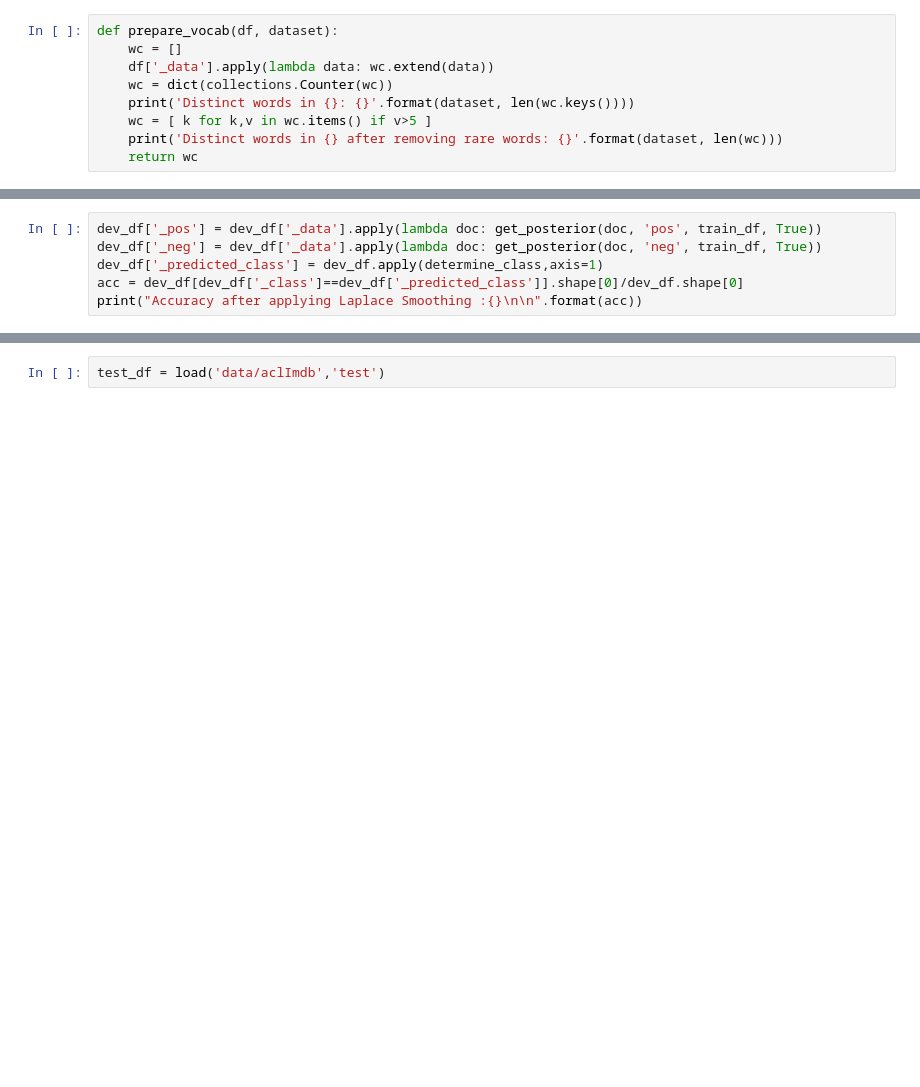
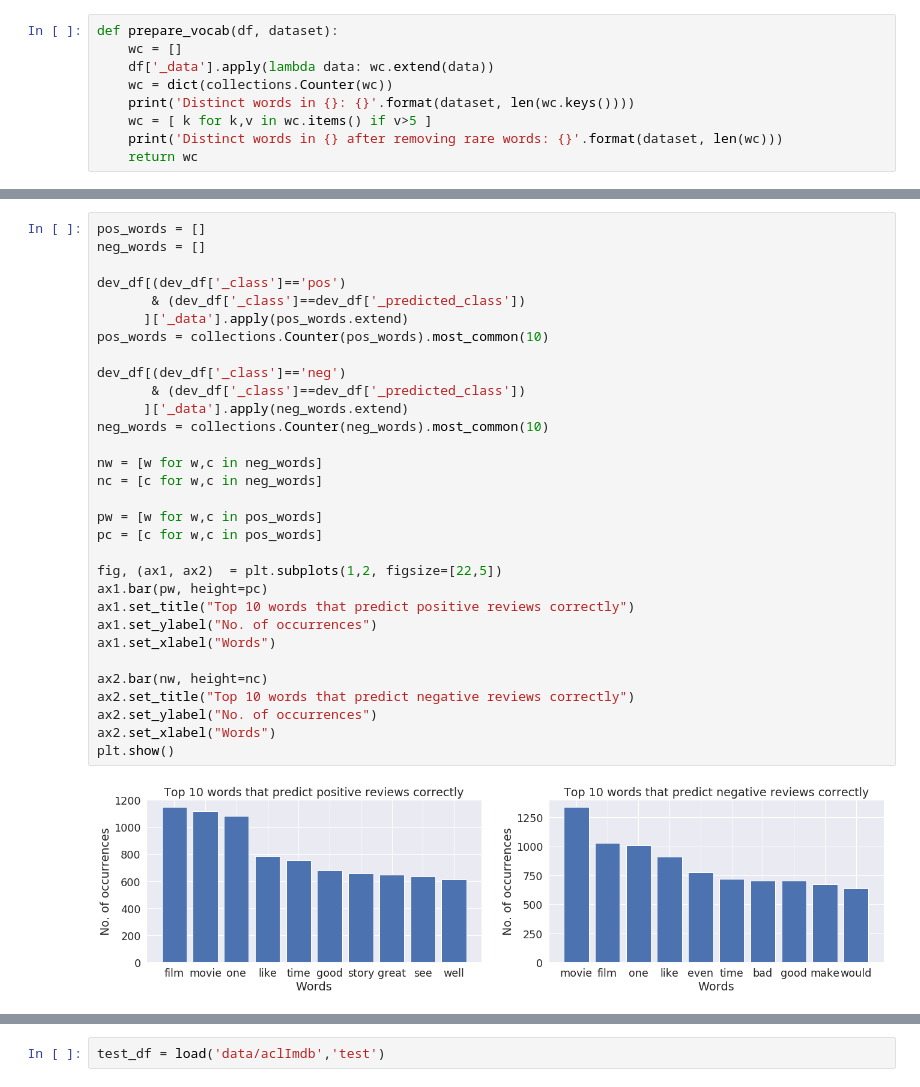
Before and after one commit to harsha993/sa-nb-review, a Jupyter notebook: nb.ipynb, the cells around one changed output, grey strips where cells are left out. Drawn from its saved outputs; the diff is of its cells as text; blank space fills up the shorter version.

```diff
--- a/nb.ipynb
+++ b/nb.ipynb
@@ -231,6 +355,0 @@ plt.show()
-# %%
-dev_df['_pos'] = dev_df['_data'].apply(lambda doc: get_posterior(doc, 'pos', train_df, True))
-dev_df['_neg'] = dev_df['_data'].apply(lambda doc: get_posterior(doc, 'neg', train_df, True))
-dev_df['_predicted_class'] = dev_df.apply(determine_class,axis=1)
-acc = dev_df[dev_df['_class']==dev_df['_predicted_class']].shape[0]/dev_df.shape[0]
-print("Accuracy after applying Laplace Smoothing :{}\n\n".format(acc))
@@ -277,0 +396,33 @@ Top 10 words that predict positive review
+# %%
+pos_words = []
+neg_words = []
+
+dev_df[(dev_df['_class']=='pos')
+       & (dev_df['_class']==dev_df['_predicted_class'])
+      ]['_data'].apply(pos_words.extend)
+pos_words = collections.Counter(pos_words).most_common(10)
+
+dev_df[(dev_df['_class']=='neg')
+       & (dev_df['_class']==dev_df['_predicted_class'])
+      ]['_data'].apply(neg_words.extend)
+neg_words = collections.Counter(neg_words).most_common(10)
+
+nw = [w for w,c in neg_words]
+nc = [c for w,c in neg_words]
+
+pw = [w for w,c in pos_words]
+pc = [c for w,c in pos_words]
+
+fig, (ax1, ax2)  = plt.subplots(1,2, figsize=[22,5])
+ax1.bar(pw, height=pc)
+ax1.set_title("Top 10 words that predict positive reviews correctly")
+ax1.set_ylabel("No. of occurrences")
+ax1.set_xlabel("Words")
+
+ax2.bar(nw, height=nc)
+ax2.set_title("Top 10 words that predict negative reviews correctly")
+ax2.set_ylabel("No. of occurrences")
+ax2.set_xlabel("Words")
+plt.show()
+# %% [output]
+[figure, added]
```
Also changed, not shown: parts of 45 cells of this notebook, 1 other file.
